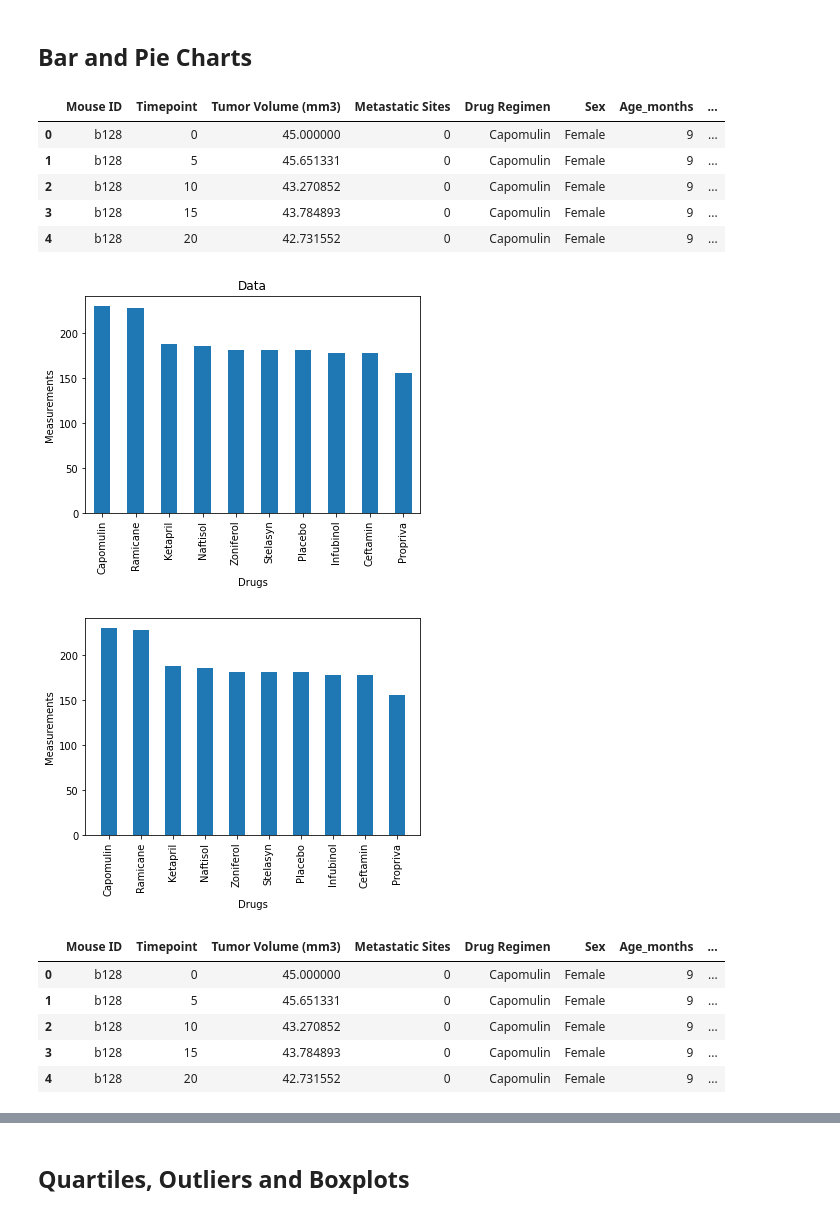
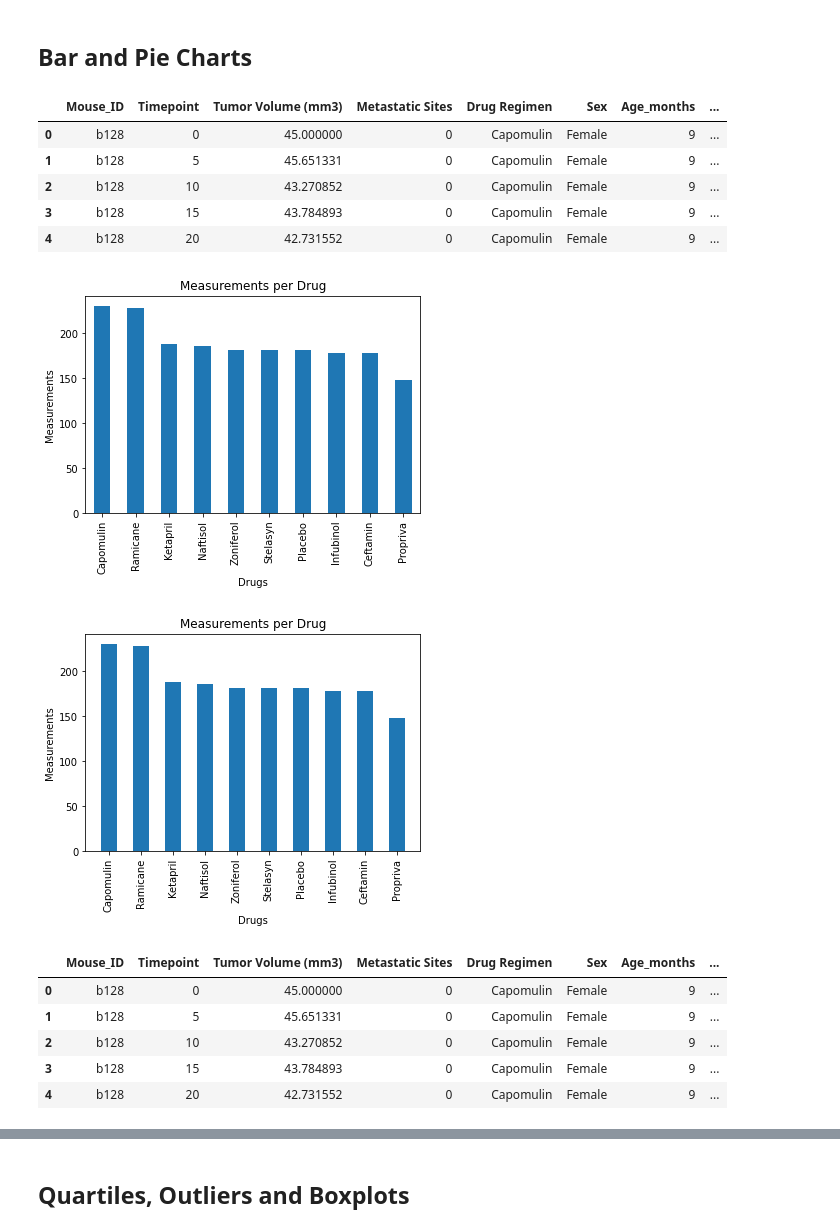
Before and after one commit to MahatmaK/Homework5, a Jupyter notebook: Pymaceuticals/pymaceuticals_starter.ipynb, the cells around one changed output, grey strips where cells are left out. Cells and saved outputs as stored; diff of their text form; code cells hidden in the pictures.

```diff
--- a/Pymaceuticals/pymaceuticals_starter.ipynb
+++ b/Pymaceuticals/pymaceuticals_starter.ipynb
@@ -49,8 +49,8 @@ bool_combined_data["Duplicates"]= dups_bool
 dup_mouse_id_index = []
 
 for index in range(0,len(bool_combined_data)):
-    if bool_combined_data.iloc[index]["Duplicates"] == True:
-        dup_mouse_id_index.append(bool_combined_data.iloc[index]["Mouse ID"])
+    if bool_combined_data.loc[index]["Duplicates"] == True:
+        dup_mouse_id_index.append(bool_combined_data.loc[index]["Mouse ID"])
     else:
         next
 
@@ -64,6 +64,7 @@ clean_data = clean_data.rename({'Mouse ID' : 'Mouse_ID'}, axis = 1)
 for bad_mouse in bad_mice:
     clean_data = clean_data[clean_data.Mouse_ID != bad_mouse]
 
+clean_data = clean_data.drop(columns = "Duplicates")
 clean_data
 # %% [output]
 |  | Mouse_ID | Timepoint | Tumor Volume (mm3) | Metastatic Sites | Drug Regimen | Sex | Age_months | ... |
@@ -134,7 +133,7 @@ summary_df
 # %%
 clean_data.head()
 # %% [output]
-|  | Mouse ID | Timepoint | Tumor Volume (mm3) | Metastatic Sites | Drug Regimen | Sex | Age_months | ... |
+|  | Mouse_ID | Timepoint | Tumor Volume (mm3) | Metastatic Sites | Drug Regimen | Sex | Age_months | ... |
 | 0 | b128 | 0 | 45.000000 | 0 | Capomulin | Female | 9 | ... |
 | 1 | b128 | 5 | 45.651331 | 0 | Capomulin | Female | 9 | ... |
 | 2 | b128 | 10 | 43.270852 | 0 | Capomulin | Female | 9 | ... |
@@ -153,31 +152,32 @@ y_drug_meas_list = total_meas_series.values.tolist()
 # Generate a bar plot showing the total number of measurements taken on each drug regimen using DataFrame.plot.
 
 #Make bar plot with title
-drug_meas_graph = total_meas_series.plot(kind = 'bar',title = "Data")
+drug_meas_graph = total_meas_series.plot(kind = 'bar',title = "Measurements per Drug")
 
 #Change x and y labels
 drug_meas_graph.set_xlabel("Drugs")
 drug_meas_graph = drug_meas_graph.set_ylabel("Measurements")
 # %% [output]
-[figure, old version]
+[figure, new version]
 # %%
 # Generate a bar plot showing the total number of measurements taken on each drug regimen using pyplot.
 
 #Make the bar plot with title and identical width
 drug_meas_graph2 = plt.bar(x_drug_regimen_list,y_drug_meas_list,width=.5)
 
 #Rotate the x values
 drug_meas_graph2 = plt.xticks(x_drug_regimen_list,rotation = 'vertical')
 
 #Change x and y labels
 drug_meas_graph2 = plt.xlabel('Drugs')
 drug_meas_graph2 = plt.ylabel('Measurements')
+drug_meas_graph2 = plt.title("Measurements per Drug")
 # %% [output]
-[figure, old version]
+[figure, new version]
 # %%
 clean_data.head()
 # %% [output]
-|  | Mouse ID | Timepoint | Tumor Volume (mm3) | Metastatic Sites | Drug Regimen | Sex | Age_months | ... |
+|  | Mouse_ID | Timepoint | Tumor Volume (mm3) | Metastatic Sites | Drug Regimen | Sex | Age_months | ... |
 | 0 | b128 | 0 | 45.000000 | 0 | Capomulin | Female | 9 | ... |
 | 1 | b128 | 5 | 45.651331 | 0 | Capomulin | Female | 9 | ... |
 | 2 | b128 | 10 | 43.270852 | 0 | Capomulin | Female | 9 | ... |
```
Also changed, not shown: parts of 8 cells of this notebook.
